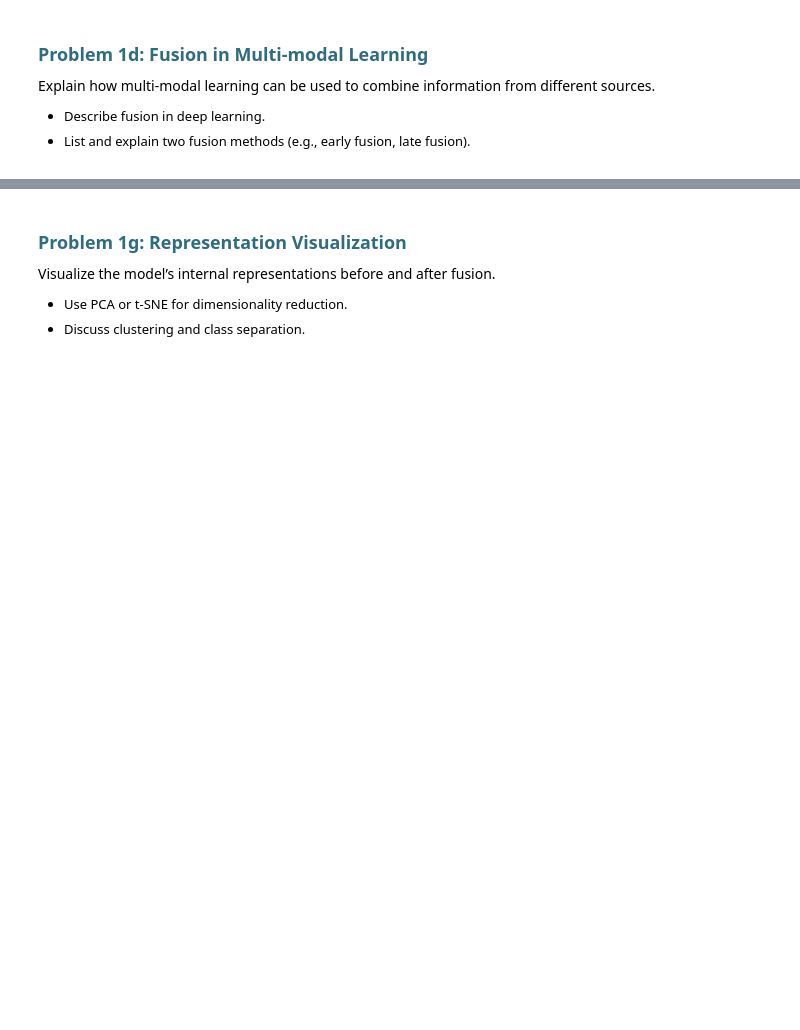
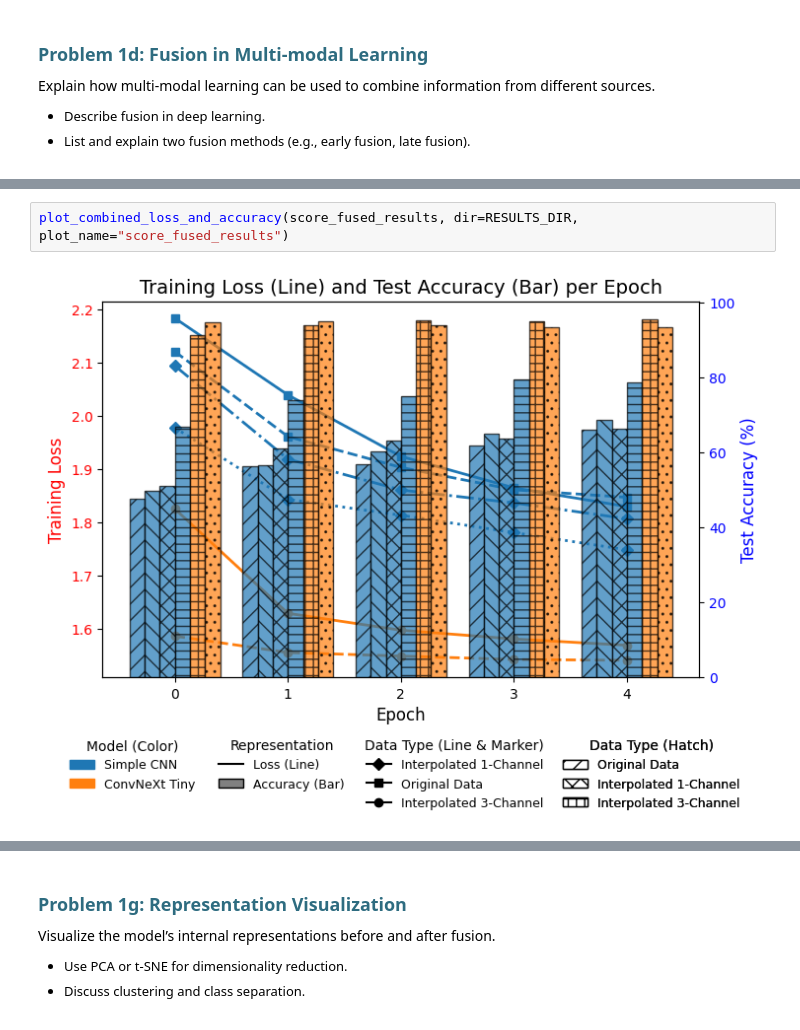
Before and after one commit to tranchau989/HandwrittenRecognition, a Jupyter notebook: FYS3033_Assignment_Template.ipynb, the cells around one changed output, grey strips where cells are left out. Drawn from its saved outputs; the diff is of its cells as text; blank space fills up the shorter version.

```diff
--- a/FYS3033_Assignment_Template.ipynb
+++ b/FYS3033_Assignment_Template.ipynb
@@ -1557,0 +1474,4 @@ dict_keys(['name', 'data_type', 'fused_method', 'train_loss', 'test_accuracy', '
+# %%
+plot_combined_loss_and_accuracy(score_fused_results, dir=RESULTS_DIR, plot_name="score_fused_results")
+# %% [output]
+[figure, added]
```
Also changed, not shown: parts of 15 cells of this notebook.
